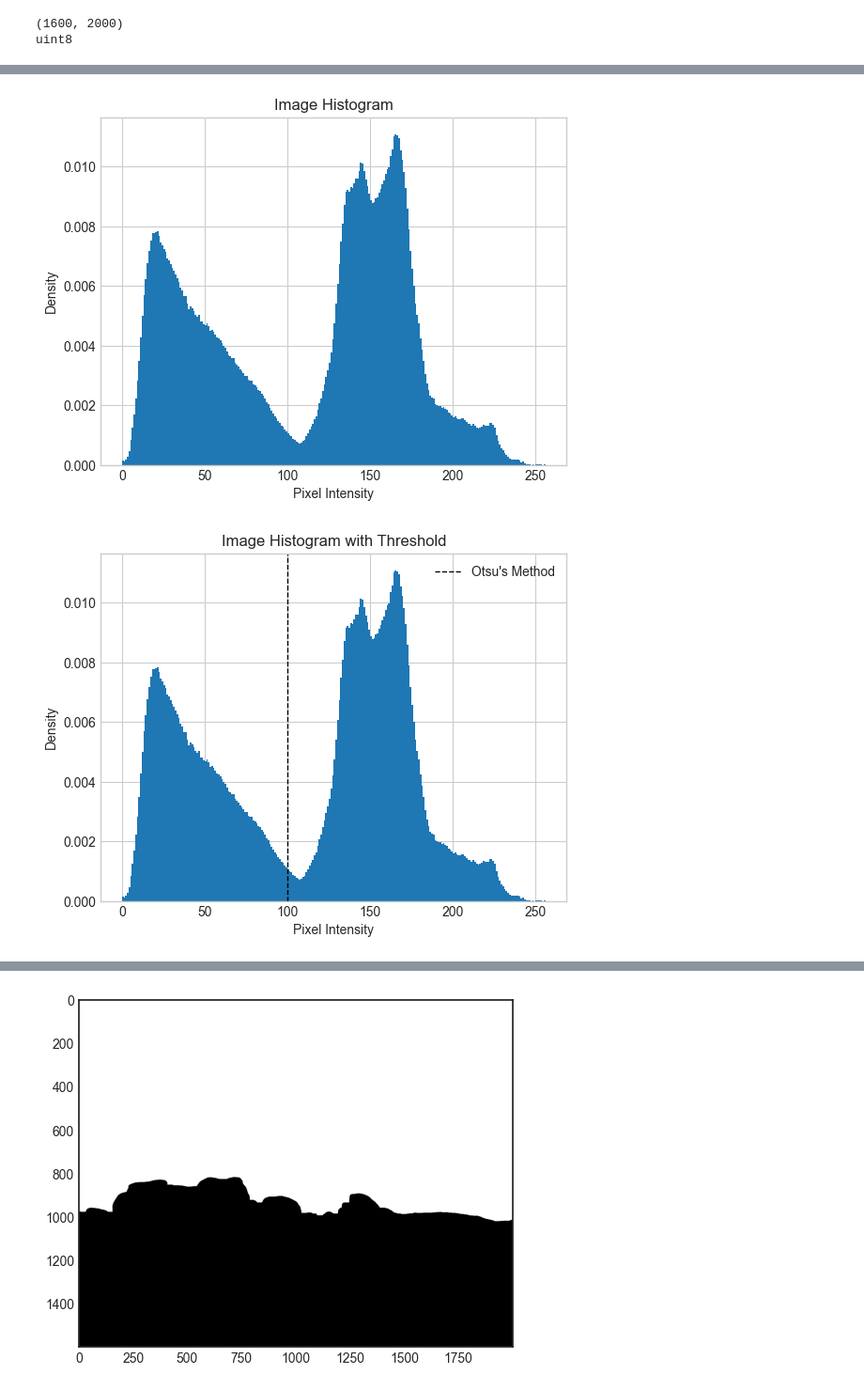
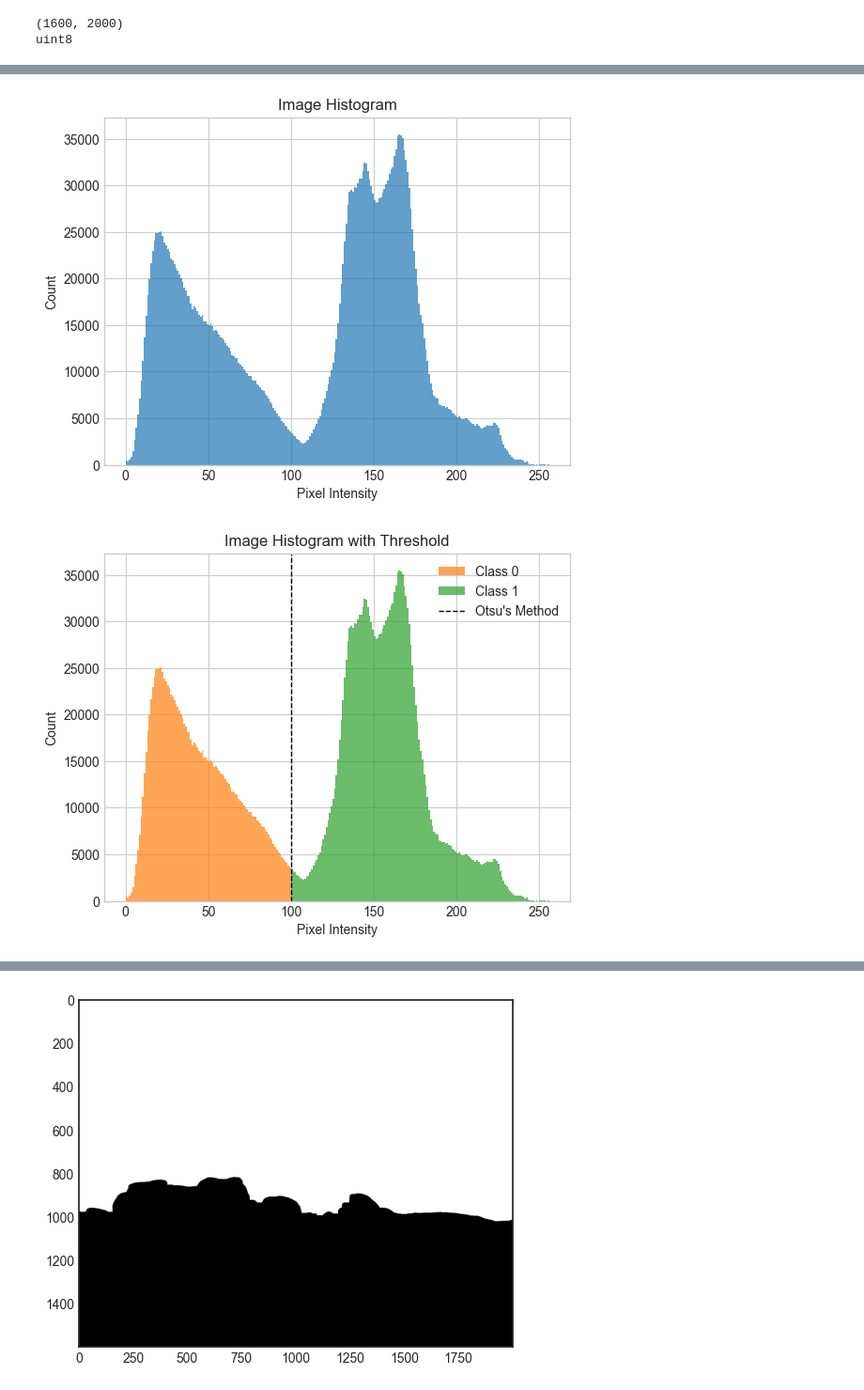
Before and after one commit to joypauls/blog-scripts, a Jupyter notebook: notebooks/otsus_method.ipynb, the cells around one changed output, grey strips where cells are left out. Shown at 94% size. Cells and saved outputs as stored; diff of their text form; code cells hidden in the pictures.

Commit message:
new plots

```diff
--- a/notebooks/otsus_method.ipynb
+++ b/notebooks/otsus_method.ipynb
@@ -55,26 +56,30 @@ plot(landscape_gray)
 # %%
 plt.style.use("seaborn-v0_8-whitegrid")
 
-plt.hist(landscape_gray.ravel(), 256, [0, 256], density=True)
+plt.hist(landscape_gray.ravel(), 256, [0, 256], alpha=0.7)
 plt.title("Image Histogram")
 plt.xlabel("Pixel Intensity")
-plt.ylabel("Density")
+plt.ylabel("Count")
 plt.show()
 # %% [output]
-[figure, old version]
+[figure, new version]
 # %%
 thresh, mask = otsu_threshold(landscape_gray)
 # %%
 plt.style.use("seaborn-v0_8-whitegrid")
 
-plt.hist(landscape_gray.ravel(), 256, [0, 256], density=True)
+x = landscape_gray.ravel()
+
+plt.plot([])
+plt.hist(x[x < thresh], 256, [0, 256], alpha=0.7, label="Class 0")
+plt.hist(x[x >= thresh], 256, [0, 256], alpha=0.7, label="Class 1")
 plt.axvline(x=thresh, color="black", linestyle="--", linewidth=1, label="Otsu's Method")
 plt.title("Image Histogram with Threshold")
 plt.xlabel("Pixel Intensity")
-plt.ylabel("Density")
+plt.ylabel("Count")
 plt.legend()
 plt.show()
 # %% [output]
-[figure, old version]
+[figure, new version]
 # %%
 
```
Also changed, not shown: parts of 7 cells of this notebook.
